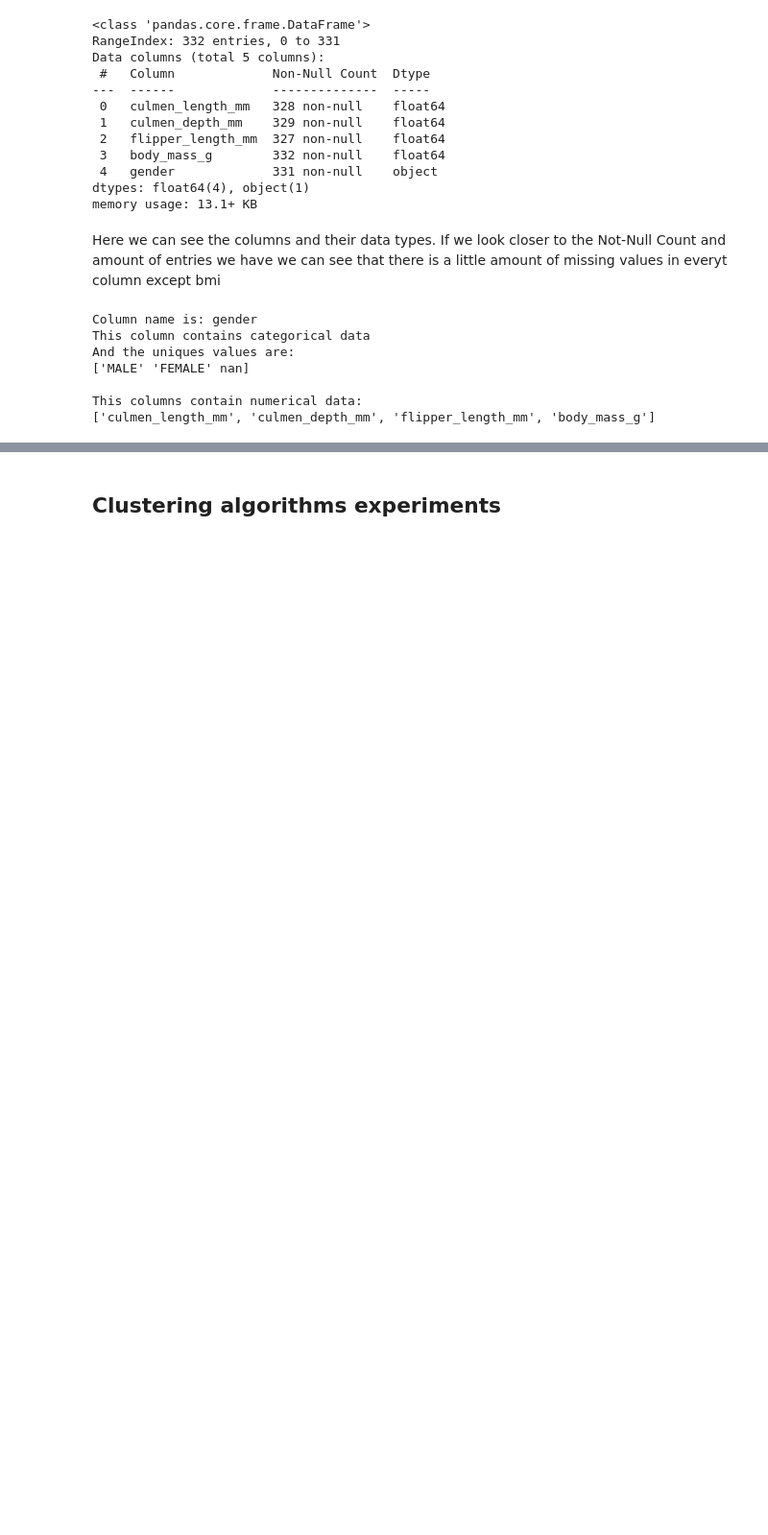
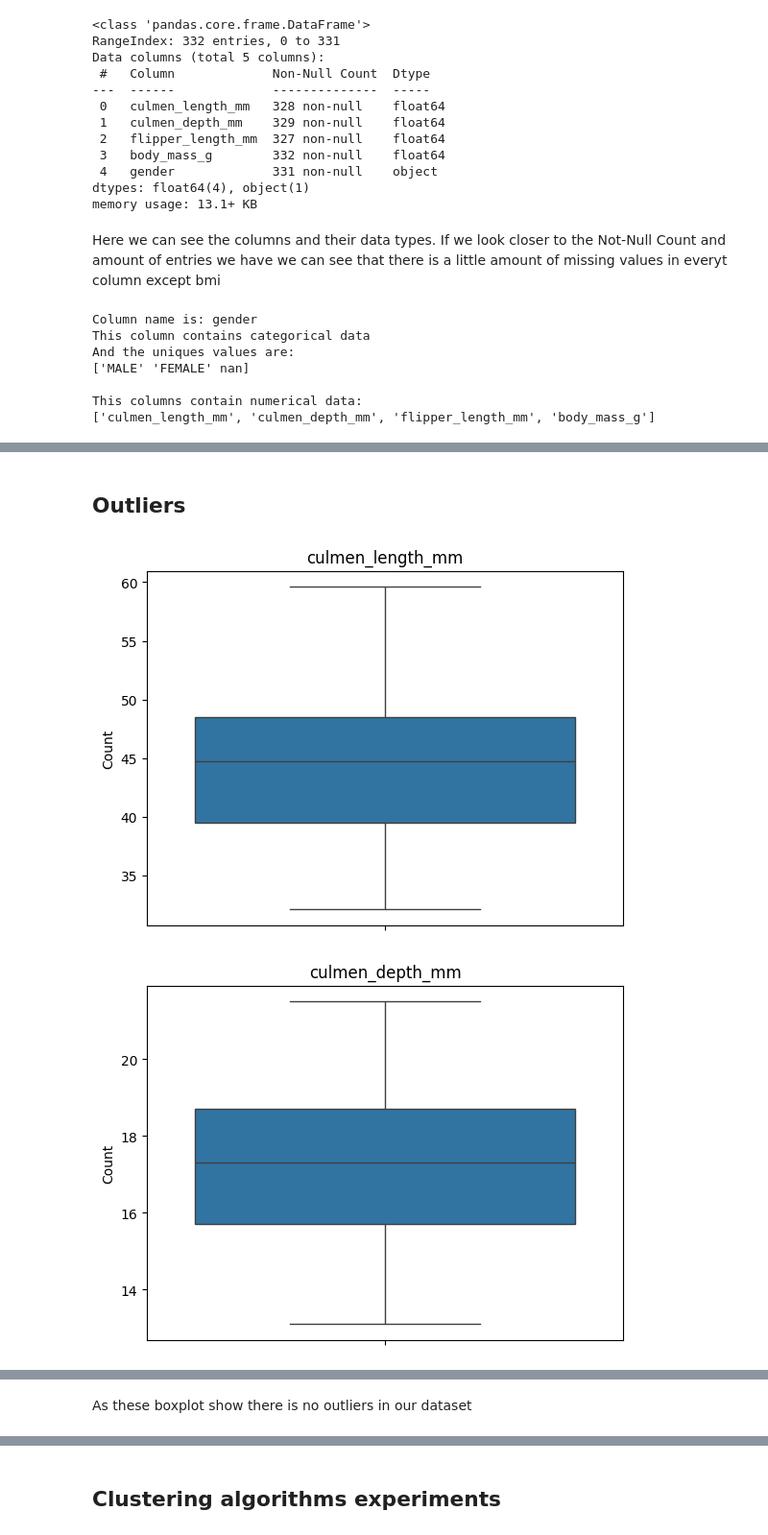
Before and after one commit to Bladwark/Penguins, a Jupyter notebook: penguins_type_analysis.ipynb, the cells around one changed output, grey strips where cells are left out. Shown at 96% size. Cells and saved outputs as stored; diff of their text form; code cells hidden in the pictures; blank space fills up the shorter version.

```diff
--- a/penguins_type_analysis.ipynb
+++ b/penguins_type_analysis.ipynb
@@ -76,0 +108,18 @@ As we can see the only gender column is the one that we will have to encode. It
+# %%
+
+# splitting before imputing
+X_cat = df[['gender']]
+X_num = df.drop(columns='gender')
+X_num_columns = X_num.columns.to_list()
+#X_cat_train, X_cat_test, X_num_train, X_num_test = train_test_split(X_cat, X_num, test_size=0.3,random_state=42)
+# %%
+# imputing seperate types of data
+imp_cat = SimpleImputer(strategy='most_frequent')
+imp_num = SimpleImputer(strategy='median')
+
+X_cat = imp_cat.fit_transform(X_cat)
+X_num = imp_num.fit_transform(X_num)
+
+#combining values back to a df with encoding of categorical column
+df = pd.DataFrame(X_num,columns= X_num_columns)
+df['gender'] = list(map(lambda x: 0 if x[0] == 'MALE' else 1 ,X_cat.tolist()))
@@ -76,0 +140,14 @@ As we can see the only gender column is the one that we will have to encode. It
+# %% [markdown]
+## Outliers
+# %%
+column_names = df.columns.to_list()
+
+for column in column_names:
+    if data_types[column] != 'object':
+        figure_outlies = sns.boxplot(data=df[column])
+        figure_outlies.set_title(f'{column}')
+        figure_outlies.set_ylabel('Count')
+    plt.show()
+# %% [output]
+[figure, added]
+[figure, added]
@@ -76,0 +156,2 @@ As we can see the only gender column is the one that we will have to encode. It
+# %% [markdown]
+As these boxplot show there is no outliers in our dataset
```
Also changed, not shown: parts of 81 cells of this notebook.
